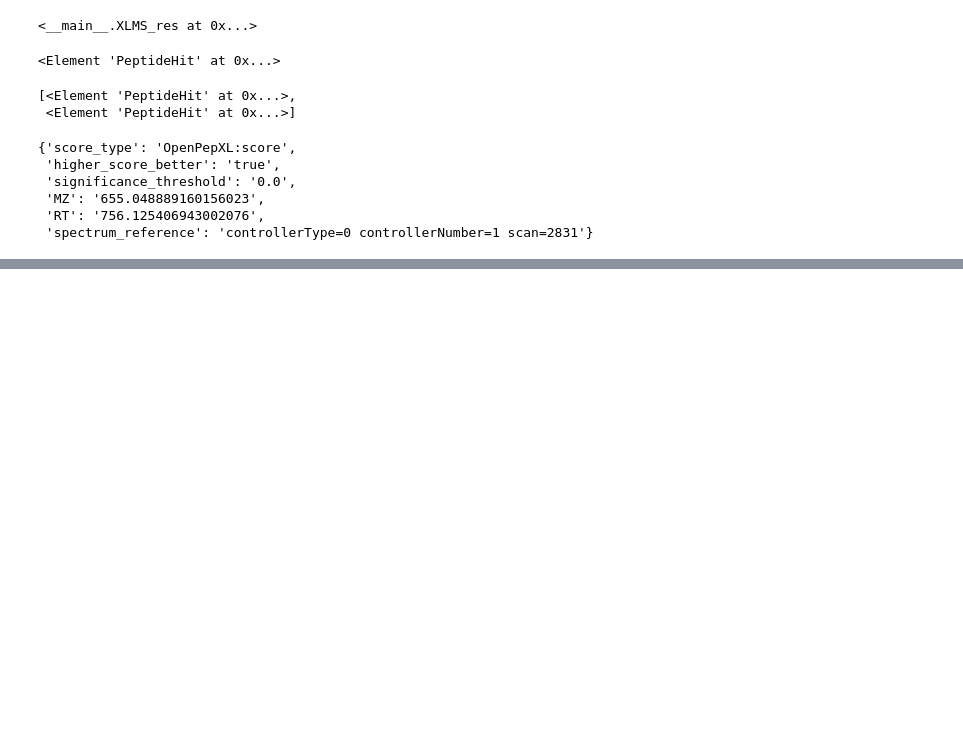
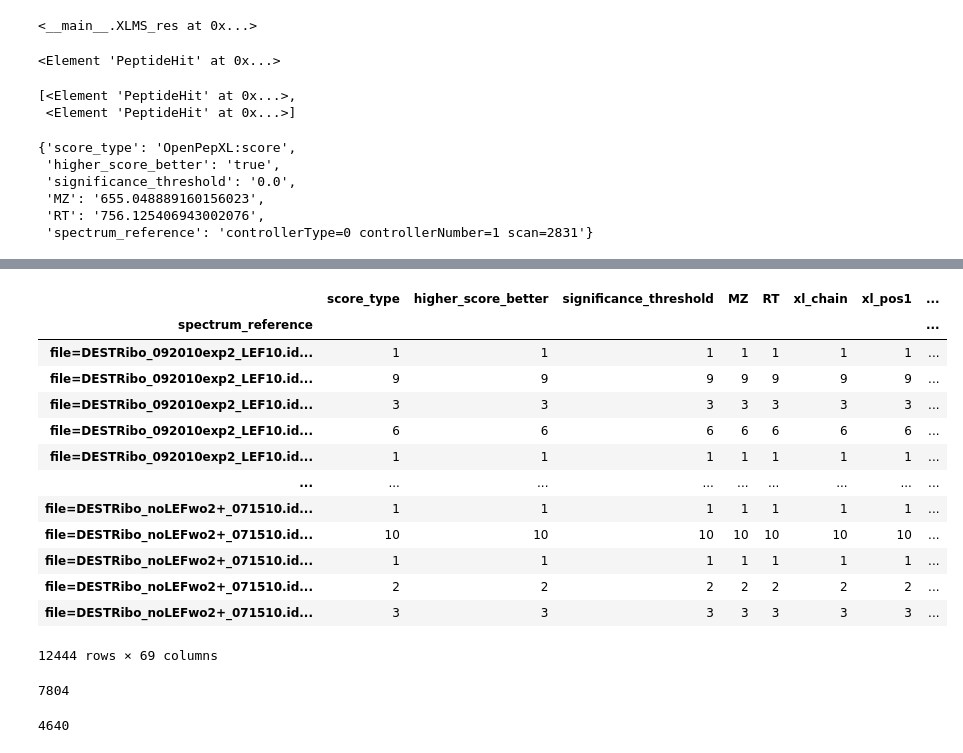
Before and after one commit to shawn-peng/xlms, a Jupyter notebook: python/plot_spectrum.ipynb, the cells around one changed output, grey strips where cells are left out. Drawn from its saved outputs; the diff is of its cells as text; code cells hidden in the pictures; blank space fills up the shorter version.

```diff
--- a/python/plot_spectrum.ipynb
+++ b/python/plot_spectrum.ipynb
@@ -535,0 +623,2 @@ x.attrib
+# %%
+g = df.groupby('spectrum_reference')
@@ -535,0 +852,4 @@ x.attrib
+# %%
+nodup = df.groupby('spectrum_reference').apply(remove_dup_pep)
+nodup.reset_index(drop = True, inplace = True)
+nodup
@@ -535,0 +870,25 @@ x.attrib
+# %%
+nodup.groupby('spectrum_reference').count()
+# %% [output]
+|  | score_type | higher_score_better | significance_threshold | MZ | RT | xl_chain | xl_pos1 | ... |
+| spectrum_reference |  |  |  |  |  |  |  | ... |
+| file=DESTRibo_092010exp2_LEF10.id... | 1 | 1 | 1 | 1 | 1 | 1 | 1 | ... |
+| file=DESTRibo_092010exp2_LEF10.id... | 9 | 9 | 9 | 9 | 9 | 9 | 9 | ... |
+| file=DESTRibo_092010exp2_LEF10.id... | 3 | 3 | 3 | 3 | 3 | 3 | 3 | ... |
+| file=DESTRibo_092010exp2_LEF10.id... | 6 | 6 | 6 | 6 | 6 | 6 | 6 | ... |
+| file=DESTRibo_092010exp2_LEF10.id... | 1 | 1 | 1 | 1 | 1 | 1 | 1 | ... |
+| ... | ... | ... | ... | ... | ... | ... | ... | ... |
+| file=DESTRibo_noLEFwo2+_071510.id... | 1 | 1 | 1 | 1 | 1 | 1 | 1 | ... |
+| file=DESTRibo_noLEFwo2+_071510.id... | 10 | 10 | 10 | 10 | 10 | 10 | 10 | ... |
+| file=DESTRibo_noLEFwo2+_071510.id... | 1 | 1 | 1 | 1 | 1 | 1 | 1 | ... |
+| file=DESTRibo_noLEFwo2+_071510.id... | 2 | 2 | 2 | 2 | 2 | 2 | 2 | ... |
+| file=DESTRibo_noLEFwo2+_071510.id... | 3 | 3 | 3 | 3 | 3 | 3 | 3 | ... |
+12444 rows × 69 columns
+# %%
+(nodup.groupby('spectrum_reference')['spectrum_reference'].count() > 1).sum()
+# %% [output]
+7804
+# %%
+(nodup.groupby('spectrum_reference')['spectrum_reference'].count() == 1).sum()
+# %% [output]
+4640
```
Also changed, not shown: parts of 48 cells of this notebook, 8 other files.
